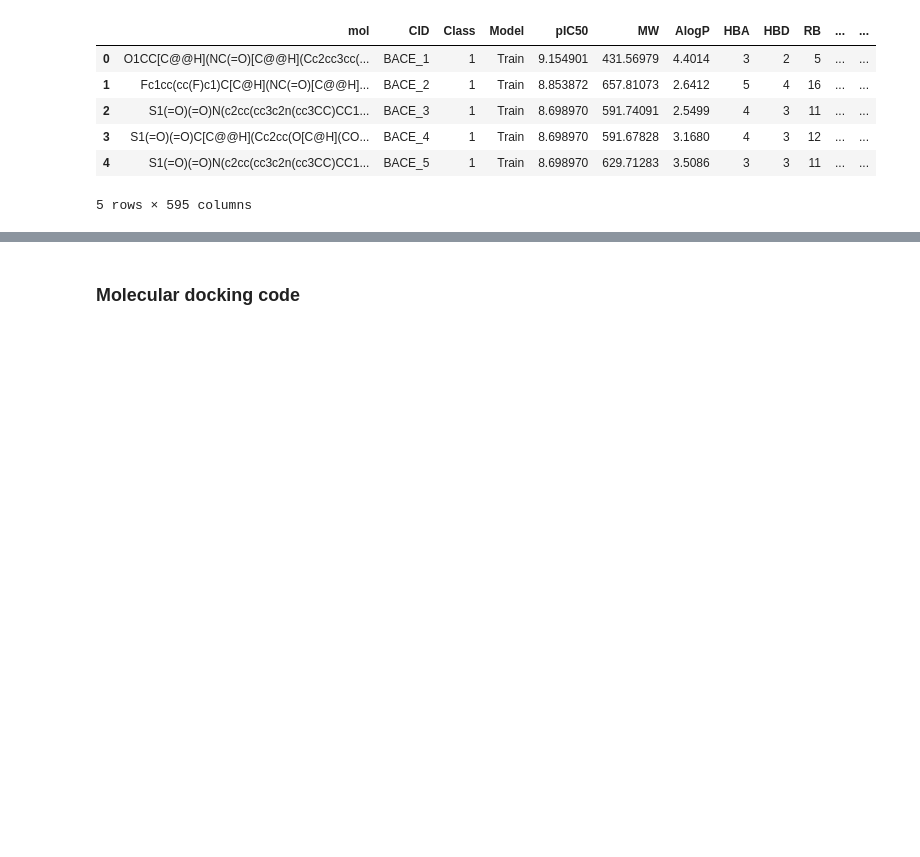
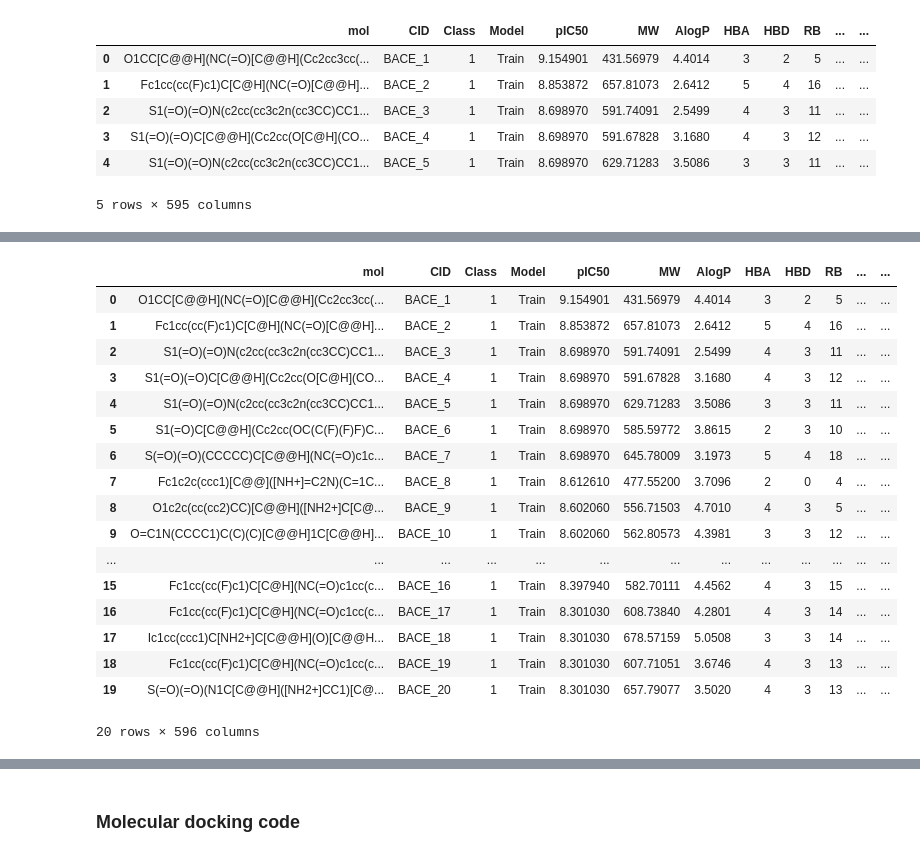
Before and after one commit to Iwomichu/mldd23, a Jupyter notebook: labs/L4-molecular-docking/laboratory.ipynb, the cells around one changed output, grey strips where cells are left out. Saved outputs shown, nothing was run; the diff lists cells and outputs as text; code cells hidden in the pictures; blank space fills up the shorter version.

```diff
--- a/labs/L4-molecular-docking/laboratory.ipynb
+++ b/labs/L4-molecular-docking/laboratory.ipynb
@@ -198,3 +210,24 @@ Loop time 146.343
+# %%
+df
+# %% [output]
+|  | mol | CID | Class | Model | pIC50 | MW | AlogP | HBA | HBD | RB | ... | ... |
+| 0 | O1CC[C@@H](NC(=O)[C@@H](Cc2cc3cc(... | BACE_1 | 1 | Train | 9.154901 | 431.56979 | 4.4014 | 3 | 2 | 5 | ... | ... |
+| 1 | Fc1cc(cc(F)c1)C[C@H](NC(=O)[C@@H]... | BACE_2 | 1 | Train | 8.853872 | 657.81073 | 2.6412 | 5 | 4 | 16 | ... | ... |
+| 2 | S1(=O)(=O)N(c2cc(cc3c2n(cc3CC)CC1... | BACE_3 | 1 | Train | 8.698970 | 591.74091 | 2.5499 | 4 | 3 | 11 | ... | ... |
+| 3 | S1(=O)(=O)C[C@@H](Cc2cc(O[C@H](CO... | BACE_4 | 1 | Train | 8.698970 | 591.67828 | 3.1680 | 4 | 3 | 12 | ... | ... |
+| 4 | S1(=O)(=O)N(c2cc(cc3c2n(cc3CC)CC1... | BACE_5 | 1 | Train | 8.698970 | 629.71283 | 3.5086 | 3 | 3 | 11 | ... | ... |
+| 5 | S1(=O)C[C@@H](Cc2cc(OC(C(F)(F)F)C... | BACE_6 | 1 | Train | 8.698970 | 585.59772 | 3.8615 | 2 | 3 | 10 | ... | ... |
+| 6 | S(=O)(=O)(CCCCC)C[C@@H](NC(=O)c1c... | BACE_7 | 1 | Train | 8.698970 | 645.78009 | 3.1973 | 5 | 4 | 18 | ... | ... |
+| 7 | Fc1c2c(ccc1)[C@@]([NH+]=C2N)(C=1C... | BACE_8 | 1 | Train | 8.612610 | 477.55200 | 3.7096 | 2 | 0 | 4 | ... | ... |
+| 8 | O1c2c(cc(cc2)CC)[C@@H]([NH2+]C[C@... | BACE_9 | 1 | Train | 8.602060 | 556.71503 | 4.7010 | 4 | 3 | 5 | ... | ... |
+| 9 | O=C1N(CCCC1)C(C)(C)[C@@H]1C[C@@H]... | BACE_10 | 1 | Train | 8.602060 | 562.80573 | 4.3981 | 3 | 3 | 12 | ... | ... |
+| ... | ... | ... | ... | ... | ... | ... | ... | ... | ... | ... | ... | ... |
+| 15 | Fc1cc(cc(F)c1)C[C@H](NC(=O)c1cc(c... | BACE_16 | 1 | Train | 8.397940 | 582.70111 | 4.4562 | 4 | 3 | 15 | ... | ... |
+| 16 | Fc1cc(cc(F)c1)C[C@H](NC(=O)c1cc(c... | BACE_17 | 1 | Train | 8.301030 | 608.73840 | 4.2801 | 4 | 3 | 14 | ... | ... |
+| 17 | Ic1cc(ccc1)C[NH2+]C[C@@H](O)[C@@H... | BACE_18 | 1 | Train | 8.301030 | 678.57159 | 5.0508 | 3 | 3 | 14 | ... | ... |
+| 18 | Fc1cc(cc(F)c1)C[C@H](NC(=O)c1cc(c... | BACE_19 | 1 | Train | 8.301030 | 607.71051 | 3.6746 | 4 | 3 | 13 | ... | ... |
+| 19 | S(=O)(=O)(N1C[C@@H]([NH2+]CC1)[C@... | BACE_20 | 1 | Train | 8.301030 | 657.79077 | 3.5020 | 4 | 3 | 13 | ... | ... |
+20 rows × 596 columns
 # %%
 import seaborn as sns
 import matplotlib.pyplot as plt
```
Also changed, not shown: parts of 10 cells of this notebook.
